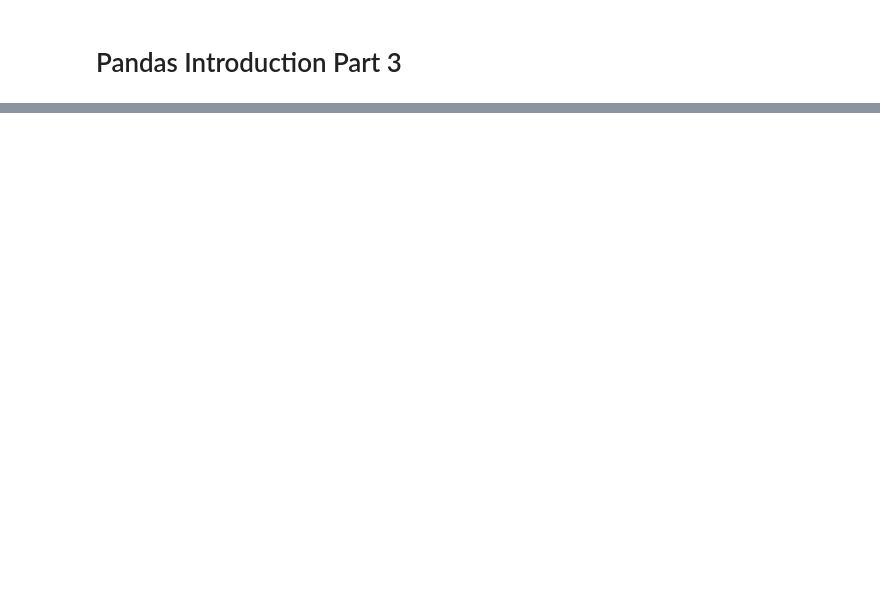
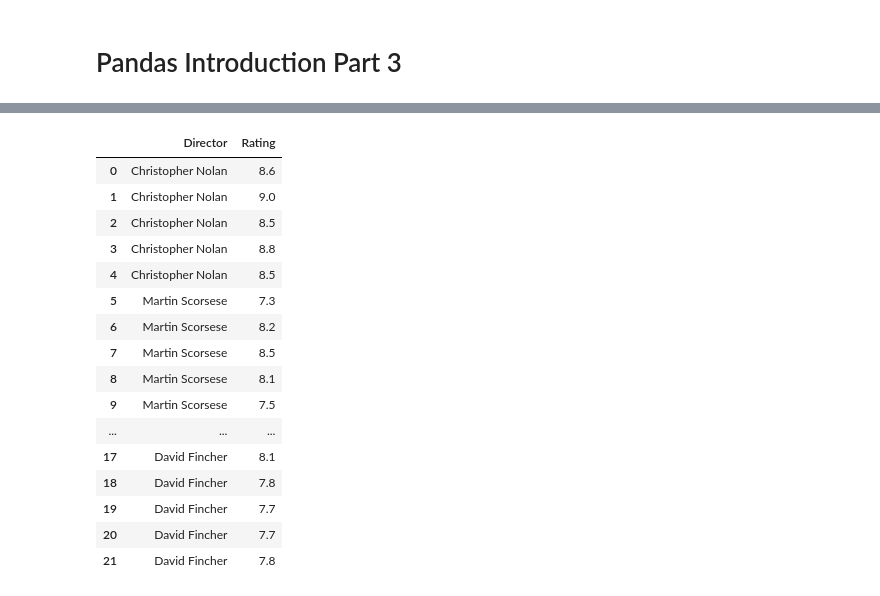
Before and after one commit to sdiehl28/Scikit-Learn-Workflow, a Jupyter notebook: python/Pandas03.ipynb, the cells around one changed output, grey strips where cells are left out. Drawn from its saved outputs; the diff is of its cells as text; code cells hidden in the pictures; blank space fills up the shorter version.

```diff
--- a/python/Pandas03.ipynb
+++ b/python/Pandas03.ipynb
@@ -28,0 +158,6 @@ Will split the DataFrame into multiple DataFrames, each having a common value fo
+# %%
+df = movies.assign(
+    Count=movies['Rating'],
+    Rating=movies['Rating'],
+).groupby('Director').agg(dict(Count='size', Rating='mean'))
+df.head(3)
@@ -28,0 +194,30 @@ Will split the DataFrame into multiple DataFrames, each having a common value fo
+# %%
+# create data in "long form" for plotting
+grouped = movies.groupby('Director')
+
+data = []
+for director in highest_rated.index:
+    for rating in grouped.get_group(director)['Rating'].values:
+        data.append((director, rating))
+data
+
+df_dir_rating = pd.DataFrame(data=data, columns=['Director', 'Rating'])
+df_dir_rating
+# %% [output]
+|  | Director | Rating |
+| 0 | Christopher Nolan | 8.6 |
+| 1 | Christopher Nolan | 9.0 |
+| 2 | Christopher Nolan | 8.5 |
+| 3 | Christopher Nolan | 8.8 |
+| 4 | Christopher Nolan | 8.5 |
+| 5 | Martin Scorsese | 7.3 |
+| 6 | Martin Scorsese | 8.2 |
+| 7 | Martin Scorsese | 8.5 |
+| 8 | Martin Scorsese | 8.1 |
+| 9 | Martin Scorsese | 7.5 |
+| ... | ... | ... |
+| 17 | David Fincher | 8.1 |
+| 18 | David Fincher | 7.8 |
+| 19 | David Fincher | 7.7 |
+| 20 | David Fincher | 7.7 |
+| 21 | David Fincher | 7.8 |
```
Also changed, not shown: parts of 18 cells of this notebook, 1 other file.
